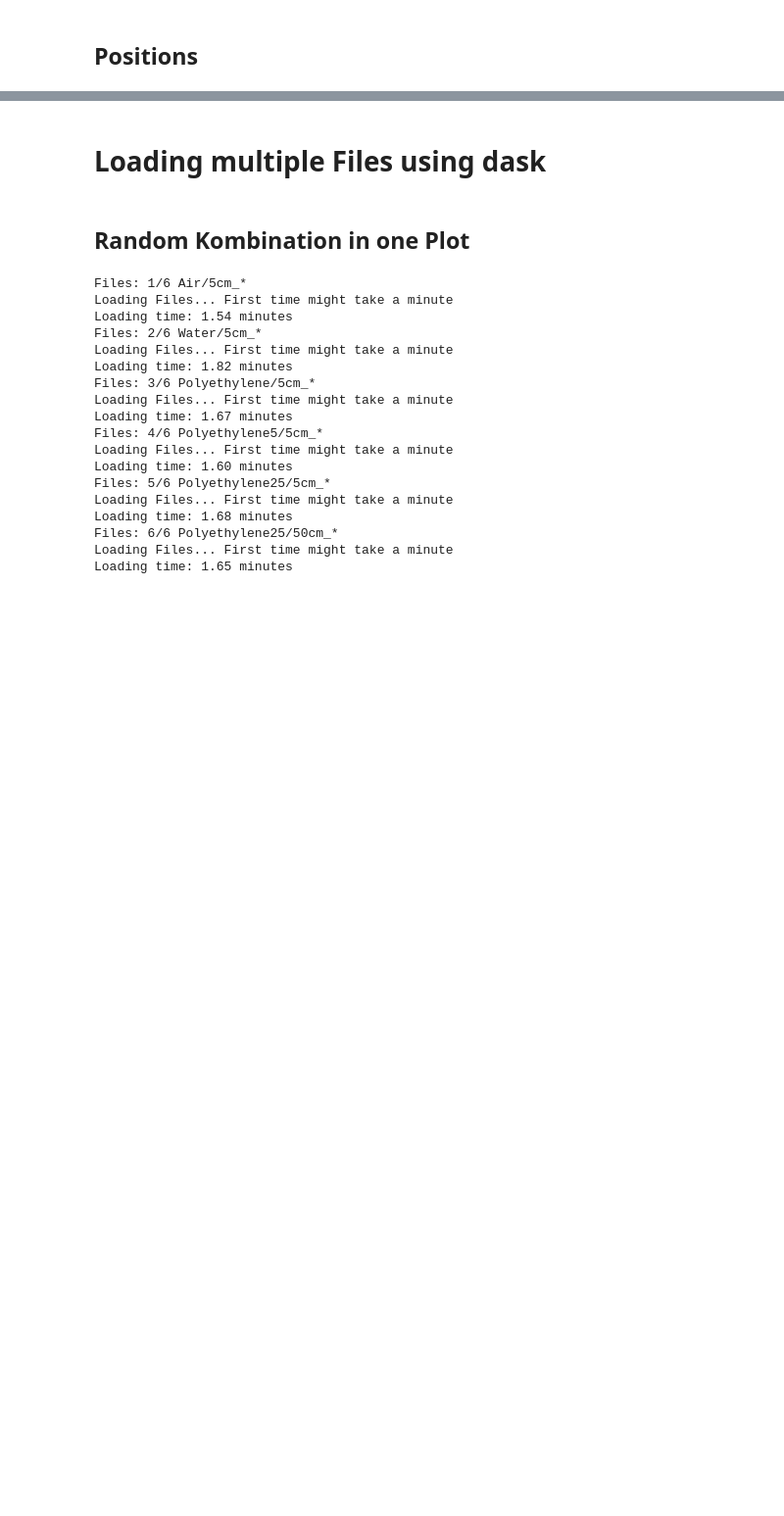
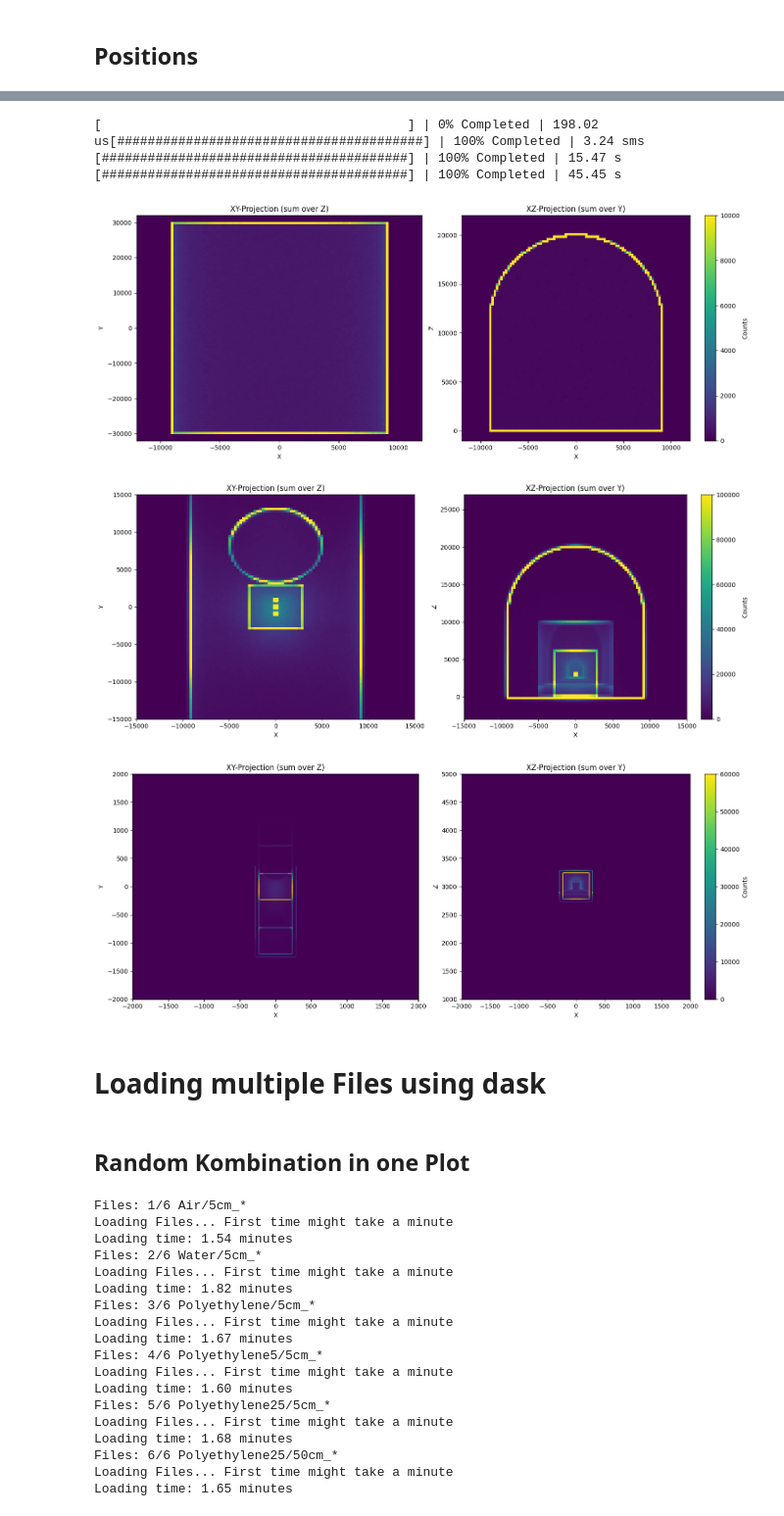
Before and after one commit to B-Koberg/XeSim, a Jupyter notebook: notebooks/Analysis.ipynb, the cells around one changed output, grey strips where cells are left out. Shown at 98% size. Cells and saved outputs as stored; diff of their text form; code cells hidden in the pictures; blank space fills up the shorter version.

```diff
--- a/notebooks/Analysis.ipynb
+++ b/notebooks/Analysis.ipynb
@@ -509,4 +492,0 @@ data_pri = df_pri[df_pri['type_pri_id'] == neutron]
-# %%
-x_range = (data_pri['xp_pri'].min().compute(), data_pri['xp_pri'].max().compute())
-y_range = (data_pri['yp_pri'].min().compute(), data_pri['yp_pri'].max().compute())
-z_range = (data_pri['zp_pri'].min().compute(), data_pri['zp_pri'].max().compute())
@@ -533,3 +532,76 @@ TypeError: Converting from an nplike without known data to an nplike with known
+# %%
+
+h3d_computed = []
+for i, coord in enumerate(coords):
+    bins = [int(b) for b in bins_all[i]]
+    h3d = dh.histogramdd([dfs[i][coord[0]], dfs[i][coord[1]], dfs[i][coord[2]]], bins=bins, range=ranges[i], histogram=True)
+    with ProgressBar():
+        h3d_computed.append(h3d.compute())
+# %% [output]
+[                                        ] | 0% Completed | 198.02 us[########################################] | 100% Completed | 3.24 sms
+[########################################] | 100% Completed | 15.47 s
+[########################################] | 100% Completed | 45.45 s
+# %%
+grid = False
+
+for i,coord in enumerate(coords):
+    x_range, y_range, z_range = ranges[i]
+    x_bins, y_bins, z_bins = bins_all[i]
+
+    fig ,ax = plt.subplots(nrows = 1, ncols = 2, figsize=(15, 6))
+
+    aspect = 'auto'
+
+    if i == 0:
+        norm=plt.Normalize(vmin=0, vmax=10000)
+        #aspect = 'equal'
+    elif i == 1:
+        norm=plt.Normalize(vmin=0, vmax=100000)
+        #aspect = 'equal'
+    elif i == 2:
+        norm=plt.Normalize(vmin=0, vmax=60000)
+        #aspect = 'equal'
+
+    ax[0].imshow(
+        h3d_computed[i][:,:,sum].view().T,
+        extent=(x_range[0], x_range[1], y_range[0], y_range[1]),
+        origin='lower',
+        aspect=aspect,
+        norm=norm
+    )
+    ax[0].set_xlabel('X')
+    ax[0].set_ylabel('Y')
+    ax[0].set_title('XY-Projection (sum over Z)')
+
+
+
+    # XZ-Projektion (Summe über y)
+    ax[1].imshow(
+        h3d_computed[i][:,sum,:].view().T,
+        extent=(x_range[0], x_range[1], z_range[0], z_range[1]),
+        origin='lower',
+        aspect=aspect,
+        norm=norm
+    )
+    ax[1].set_xlabel('X')
+    ax[1].set_ylabel('Z')
+    ax[1].set_title('XZ-Projection (sum over Y)')
+
+    if grid:
+        ax[0].minorticks_on()
+        ax[0].grid(which='major', linestyle='-', linewidth=0.7, color='gray')
+        ax[0].grid(which='minor', linestyle=':', linewidth=0.4, color='lightgray')
+        ax[1].minorticks_on()
+        ax[1].grid(which='major', linestyle='-', linewidth=0.7, color='gray')
+        ax[1].grid(which='minor', linestyle=':', linewidth=0.4, color='lightgray')
+
+    fig.colorbar(ax[1].images[0], ax=ax[1], label='Counts')
+    plt.tight_layout()
+    plt.show()
+# %% [output]
+[figure, added]
+[figure, added]
+[figure, added]
 # %% [markdown]
 # Loading multiple Files using dask
 # %% [markdown]
```
Also changed, not shown: parts of 18 cells of this notebook, 4 other files.
